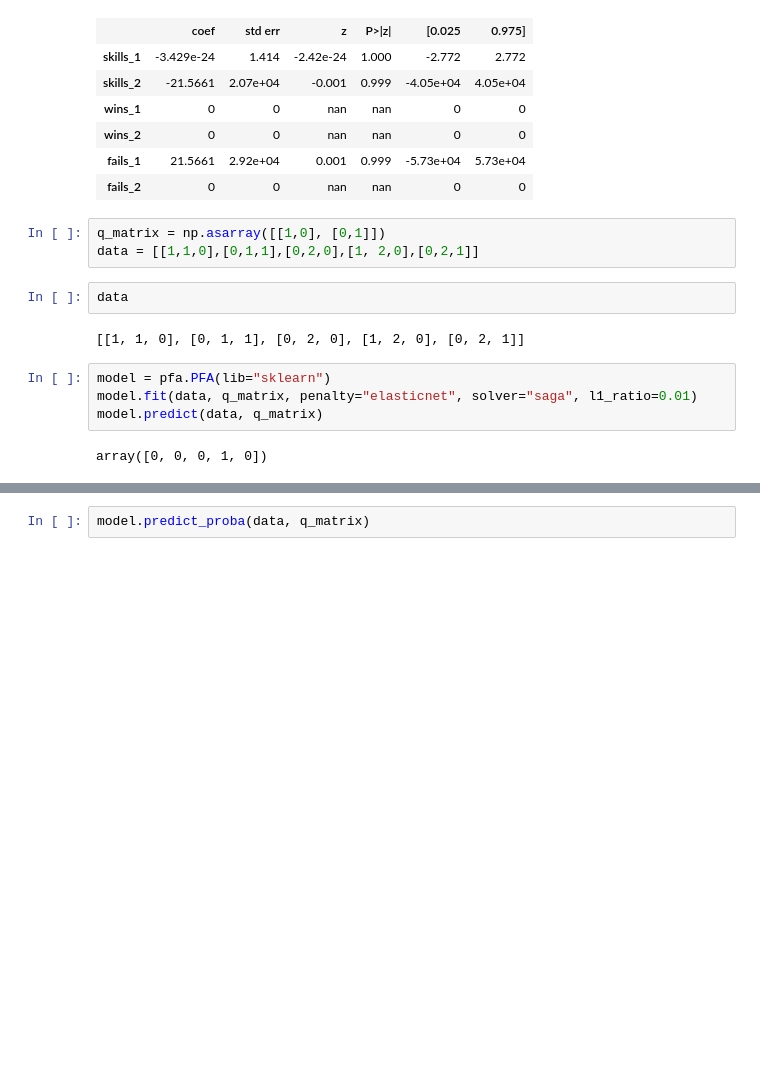
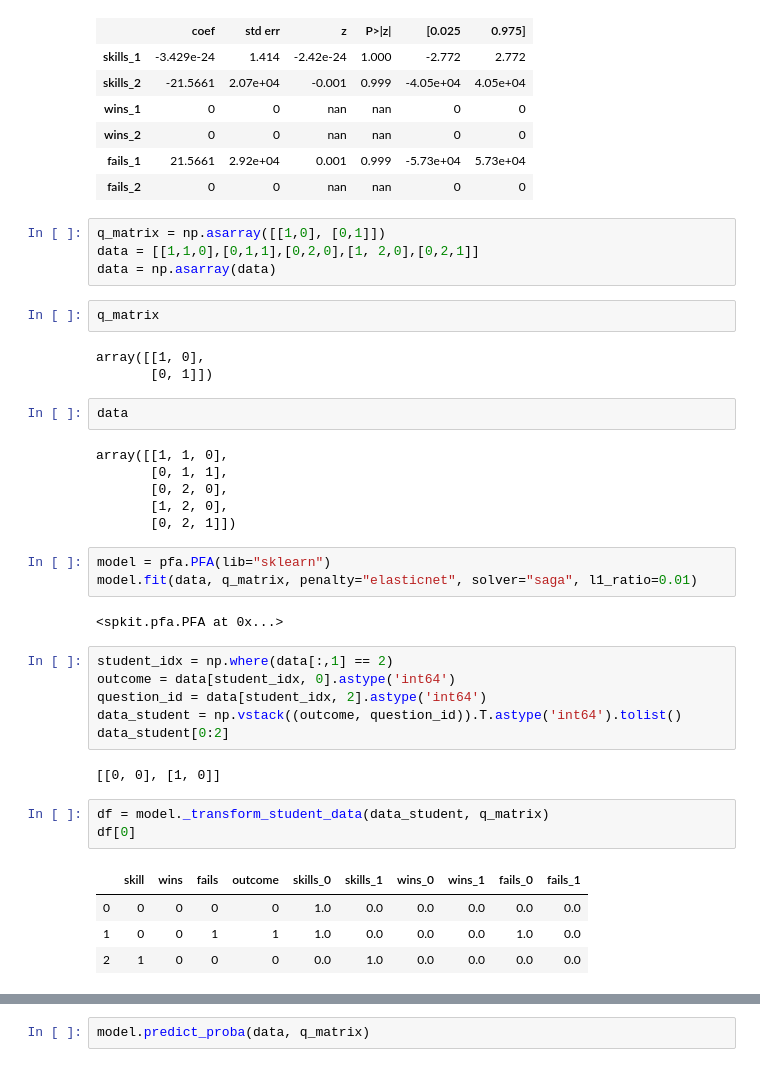
Before and after one commit to MachineTeachingEdu/machine-teaching, a Jupyter notebook: machineteaching/2019_10_14 - StudentPerformanceKit (PFA).ipynb, the cells around one changed output, grey strips where cells are left out. Saved outputs shown, nothing was run; the diff lists cells and outputs as text; blank space fills up the shorter version.

```diff
--- a/machineteaching/2019_10_14 - StudentPerformanceKit (PFA).ipynb
+++ b/machineteaching/2019_10_14 - StudentPerformanceKit (PFA).ipynb
@@ -165,13 +173,38 @@ Generalized Linear Model Regression Results
 # %%
 q_matrix = np.asarray([[1,0], [0,1]])
 data = [[1,1,0],[0,1,1],[0,2,0],[1, 2,0],[0,2,1]]
+data = np.asarray(data)
+# %%
+q_matrix
+# %% [output]
+array([[1, 0],
+       [0, 1]])
 # %%
 data
 # %% [output]
-[[1, 1, 0], [0, 1, 1], [0, 2, 0], [1, 2, 0], [0, 2, 1]]
+array([[1, 1, 0],
+       [0, 1, 1],
+       [0, 2, 0],
+       [1, 2, 0],
+       [0, 2, 1]])
 # %%
 model = pfa.PFA(lib="sklearn")
 model.fit(data, q_matrix, penalty="elasticnet", solver="saga", l1_ratio=0.01)
-model.predict(data, q_matrix)
 # %% [output]
-array([0, 0, 0, 1, 0])
+<spkit.pfa.PFA at 0x...>
+# %%
+student_idx = np.where(data[:,1] == 2)
+outcome = data[student_idx, 0].astype('int64')
+question_id = data[student_idx, 2].astype('int64')
+data_student = np.vstack((outcome, question_id)).T.astype('int64').tolist()
+data_student[0:2]
+# %% [output]
+[[0, 0], [1, 0]]
+# %%
+df = model._transform_student_data(data_student, q_matrix)
+df[0]
+# %% [output]
+|  | skill | wins | fails | outcome | skills_0 | skills_1 | wins_0 | wins_1 | fails_0 | fails_1 |
+| 0 | 0 | 0 | 0 | 0 | 1.0 | 0.0 | 0.0 | 0.0 | 0.0 | 0.0 |
+| 1 | 0 | 0 | 1 | 1 | 1.0 | 0.0 | 0.0 | 0.0 | 1.0 | 0.0 |
+| 2 | 1 | 0 | 0 | 0 | 0.0 | 1.0 | 0.0 | 0.0 | 0.0 | 0.0 |
```
Also changed, not shown: parts of 11 cells of this notebook, 1 other file.
